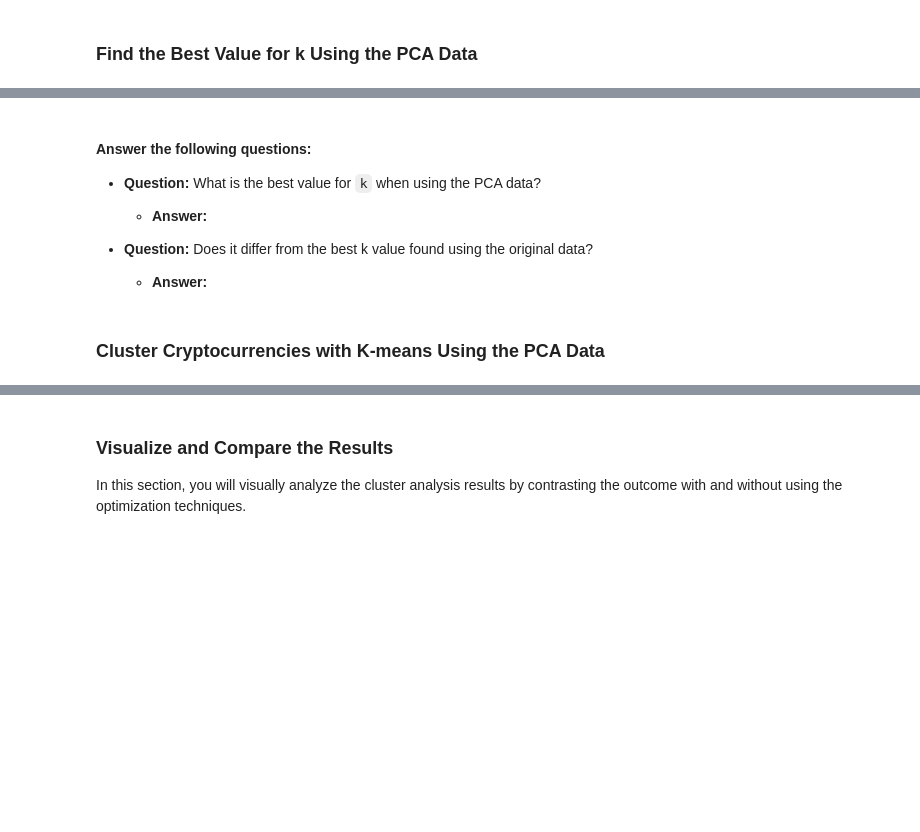
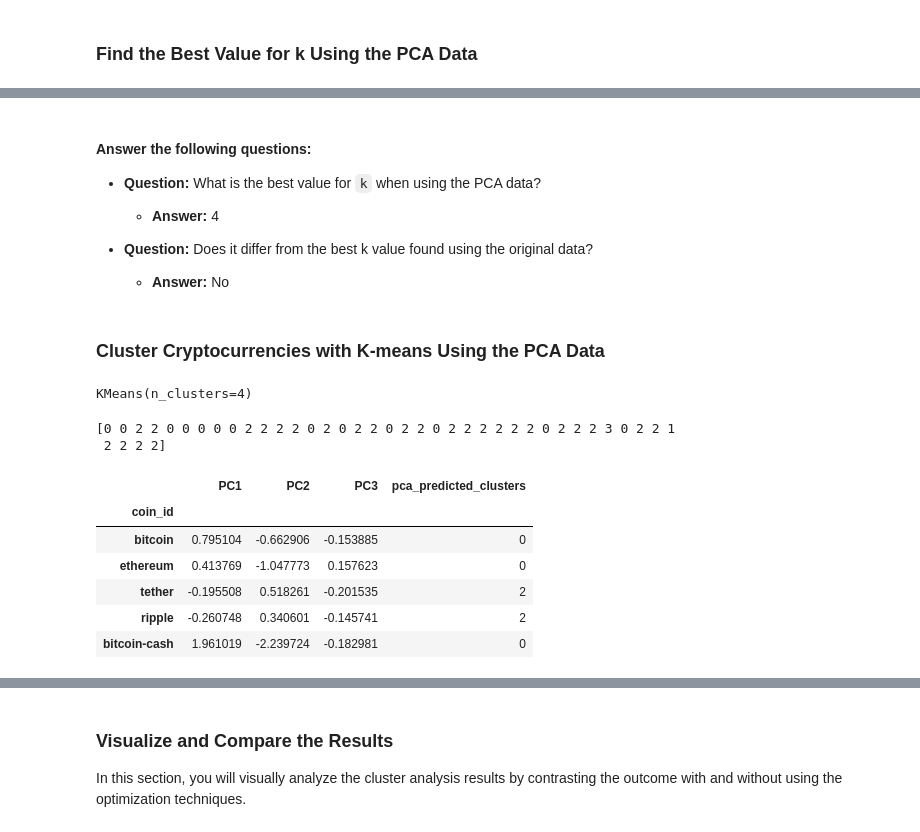
Before and after one commit to CONTEMPL8git/CryptoClustering, a Jupyter notebook: Crypto_Clustering.ipynb, the cells around one changed output, grey strips where cells are left out. Saved outputs shown, nothing was run; the diff lists cells and outputs as text; code cells hidden in the pictures; blank space fills up the shorter version.

```diff
--- a/Crypto_Clustering.ipynb
+++ b/Crypto_Clustering.ipynb
@@ -208,29 +284,48 @@ df_market_data_scaled.head()
 * **Question:** What is the best value for `k` when using the PCA data?
 
   * **Answer:**
-
+4
 
 * **Question:** Does it differ from the best k value found using the original data?
 
   * **Answer:**
+  No
 # %% [markdown]
 ### Cluster Cryptocurrencies with K-means Using the PCA Data
 # %%
 # Initialize the K-Means model using the best value for k
+pca_k_model = KMeans(n_clusters=4)
 # %%
 # Fit the K-Means model using the PCA data
+pca_k_model.fit(df_crypto_pca)
+# %% [output]
+KMeans(n_clusters=4)
 # %%
 # Predict the clusters to group the cryptocurrencies using the PCA data
+pca_clusters = pca_k_model.predict(df_crypto_pca)
 
 # Print the resulting array of cluster values.
+print(pca_clusters)
+# %% [output]
+[0 0 2 2 0 0 0 0 0 2 2 2 2 0 2 0 2 2 0 2 2 0 2 2 2 2 2 2 0 2 2 2 3 0 2 2 1
+ 2 2 2 2]
 # %%
 # Create a copy of the DataFrame with the PCA data
-
+df_pca_predictions = df_crypto_pca.copy()
 
 # Add a new column to the DataFrame with the predicted clusters
-
+df_pca_predictions["pca_predicted_clusters"] = pca_clusters
 
 # Display sample data
+df_pca_predictions.head()
+# %% [output]
+|  | PC1 | PC2 | PC3 | pca_predicted_clusters |
+| coin_id |  |  |  |  |
+| bitcoin | 0.795104 | -0.662906 | -0.153885 | 0 |
+| ethereum | 0.413769 | -1.047773 | 0.157623 | 0 |
+| tether | -0.195508 | 0.518261 | -0.201535 | 2 |
+| ripple | -0.260748 | 0.340601 | -0.145741 | 2 |
+| bitcoin-cash | 1.961019 | -2.239724 | -0.182981 | 0 |
 # %%
 # Create a scatter plot using hvPlot by setting
 # `x="PC1"` and `y="PC2"`.
```
Also changed, not shown: parts of 22 cells of this notebook.
